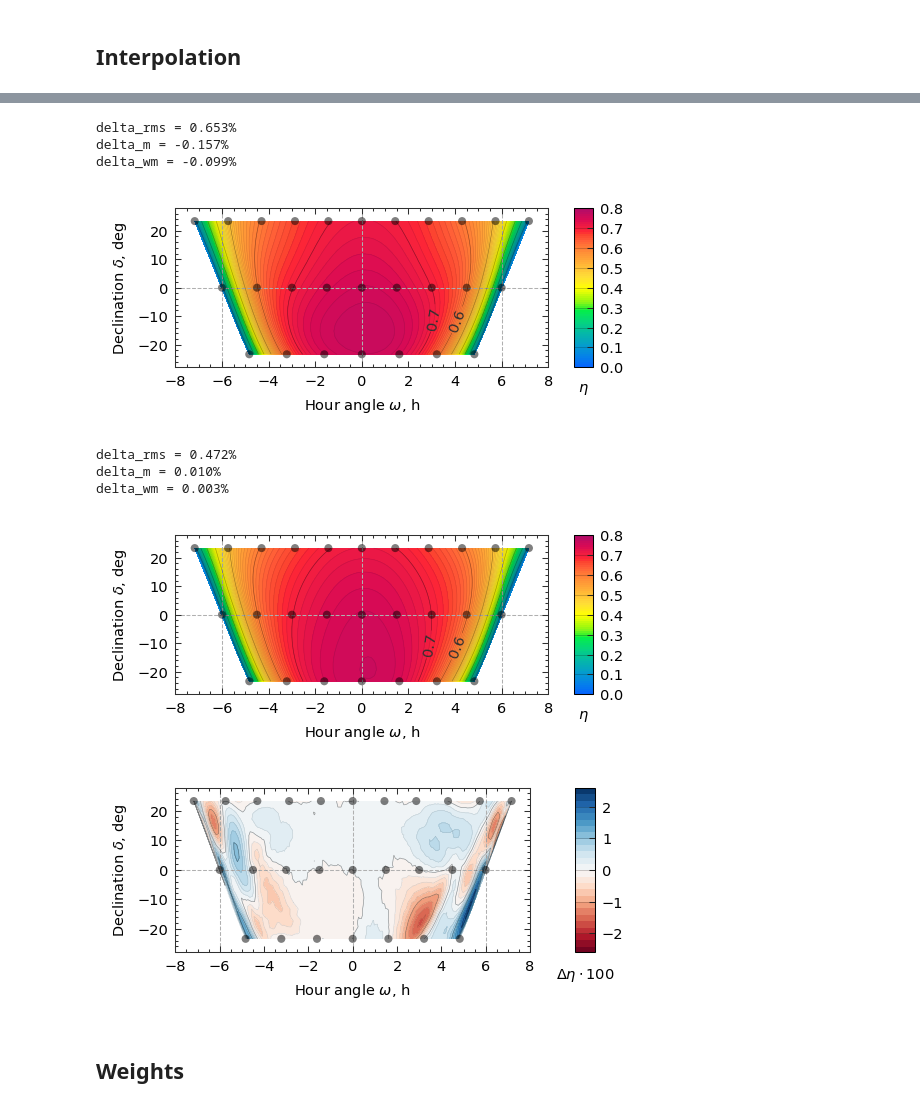
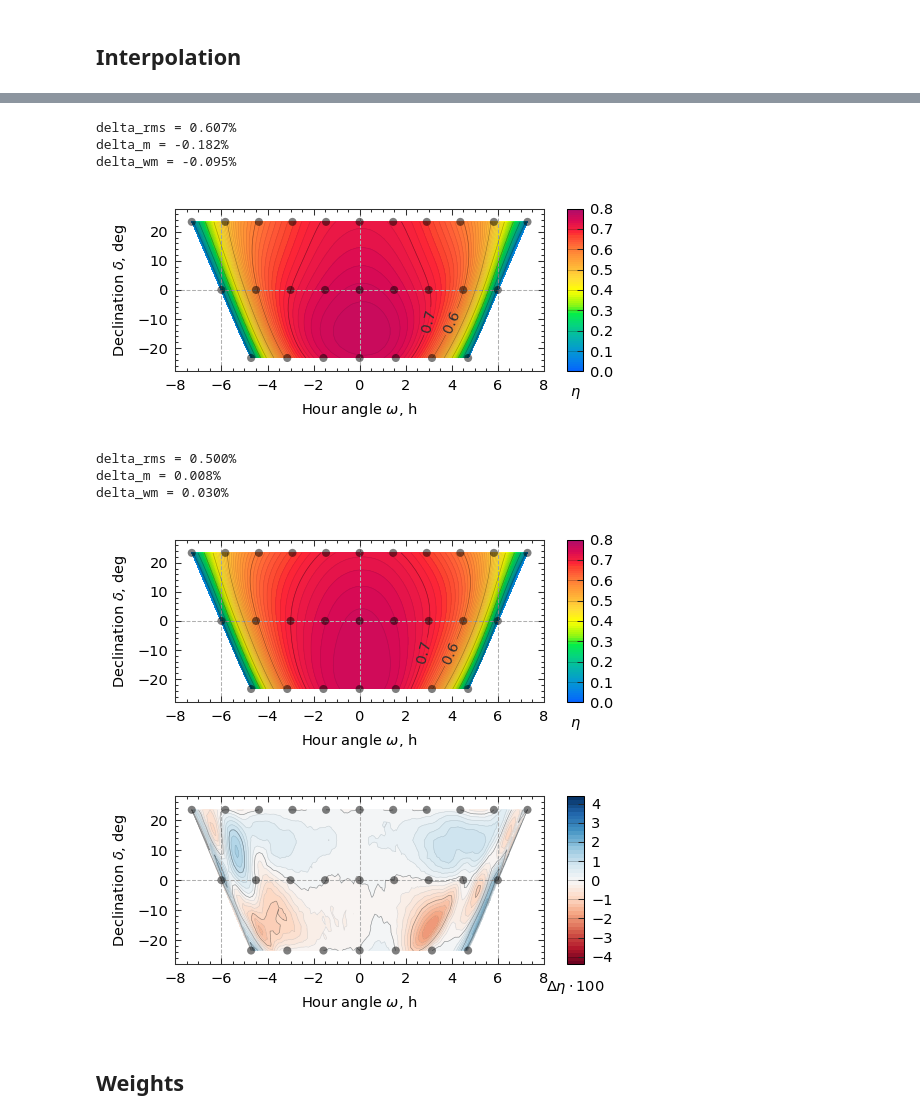
Before and after one commit to vg-cyi/SunPath, a Jupyter notebook: source/interpolation.ipynb, the cells around one changed output, grey strips where cells are left out. Saved outputs shown, nothing was run; the diff lists cells and outputs as text; code cells hidden in the pictures.

```diff
--- a/source/interpolation.ipynb
+++ b/source/interpolation.ipynb
@@ -83,7 +90,7 @@ if etaName == 'Polar':
     labelPositionsE = [(2.5, -10), (3.7, -10)]
     labelPositionsH = [(270, 20), (250, 45)]
 elif etaName == 'Surround':
-    levelsEta = [0., 0.7, 0.1, 10]
+    levelsEta = [0., 0.7001, 0.1, 10]
     labelPositionsE = [(3., -10), (4., -10)]
     labelPositionsH = [(270, 20), (250, 45)]
 
@@ -153,25 +161,26 @@ etaRBFg = sp.MakeInterpolation(sunSpatial, etaRef, methodRBFg)
 sunTemporal.checkAccuracy(etaRBFg, etaRef)
 figure = sunPlotter.showEquatorial(etaRBFg)
 # %% [output]
-delta_rms = 0.653%
-delta_m = -0.157%
-delta_wm = -0.099%
+delta_rms = 0.607%
+delta_m = -0.182%
+delta_wm = -0.095%
-[figure, old version]
+[figure, new version]
 # %%
 methodRBF = sp.InterpolationMethod('RBF-3D', kernel='polyharmonic', order=6, precondition=pFunc)
 etaRBF = sp.MakeInterpolation(sunSpatial, etaRef, methodRBF)
 sunTemporal.checkAccuracy(etaRBF, etaRef)
 figure = sunPlotter.showEquatorial(etaRBF)
 # %% [output]
-delta_rms = 0.472%
-delta_m = 0.010%
-delta_wm = 0.003%
+delta_rms = 0.500%
+delta_m = 0.008%
+delta_wm = 0.030%
-[figure, old version]
+[figure, new version]
 # %%
 figure = sunPlotter.showEquatorial(lambda v: 100*(etaRBF(v) - etaRef(v)),
-    levels=[-2.5, 2.5, 1, 5], cmap=sp.cm.RdBu, cbarTitle=r"$\Delta\eta\cdot100$", labelPositions=[])
+    levels=[-4.5, 4.5, 1, 5], cmap=sp.cm.RdBu, cbarTitle=r"$\Delta\eta\cdot100$", labelPositions=[])
+# figure.savefig(etaName + "DiffRBF.pdf", dpi=300)
 # %% [output]
-[figure, old version]
+[figure, new version]
 # %% [markdown]
 ## Weights
 # %%
```
Also changed, not shown: parts of 17 cells of this notebook, 3 other files.
